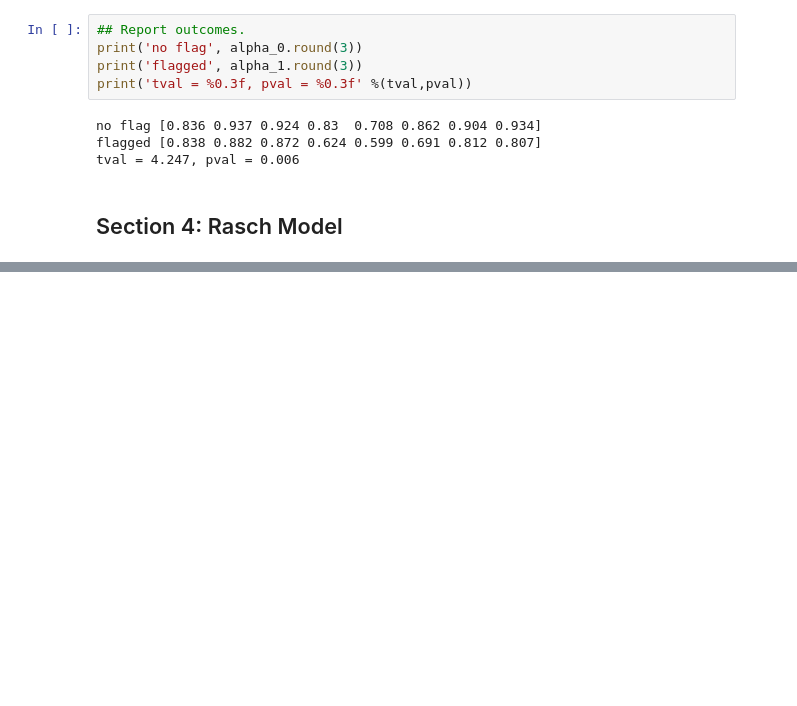
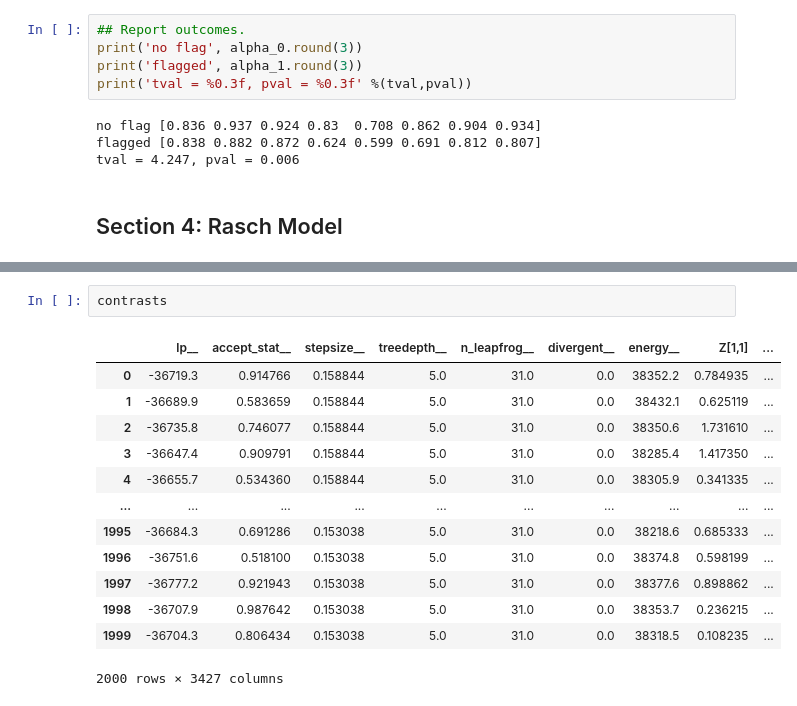
Before and after one commit to nivlab/sciops, a Jupyter notebook: analysis/results_02c.ipynb, the cells around one changed output, grey strips where cells are left out. Drawn from its saved outputs; the diff is of its cells as text; blank space fills up the shorter version.

```diff
--- a/analysis/results_02c.ipynb
+++ b/analysis/results_02c.ipynb
@@ -229,0 +251,16 @@ sns.histplot(contrasts.c2)
+# %%
+contrasts
+# %% [output]
+|  | lp__ | accept_stat__ | stepsize__ | treedepth__ | n_leapfrog__ | divergent__ | energy__ | Z[1,1] | ... |
+| 0 | -36719.3 | 0.914766 | 0.158844 | 5.0 | 31.0 | 0.0 | 38352.2 | 0.784935 | ... |
+| 1 | -36689.9 | 0.583659 | 0.158844 | 5.0 | 31.0 | 0.0 | 38432.1 | 0.625119 | ... |
+| 2 | -36735.8 | 0.746077 | 0.158844 | 5.0 | 31.0 | 0.0 | 38350.6 | 1.731610 | ... |
+| 3 | -36647.4 | 0.909791 | 0.158844 | 5.0 | 31.0 | 0.0 | 38285.4 | 1.417350 | ... |
+| 4 | -36655.7 | 0.534360 | 0.158844 | 5.0 | 31.0 | 0.0 | 38305.9 | 0.341335 | ... |
+| ... | ... | ... | ... | ... | ... | ... | ... | ... | ... |
+| 1995 | -36684.3 | 0.691286 | 0.153038 | 5.0 | 31.0 | 0.0 | 38218.6 | 0.685333 | ... |
+| 1996 | -36751.6 | 0.518100 | 0.153038 | 5.0 | 31.0 | 0.0 | 38374.8 | 0.598199 | ... |
+| 1997 | -36777.2 | 0.921943 | 0.153038 | 5.0 | 31.0 | 0.0 | 38377.6 | 0.898862 | ... |
+| 1998 | -36707.9 | 0.987642 | 0.153038 | 5.0 | 31.0 | 0.0 | 38353.7 | 0.236215 | ... |
+| 1999 | -36704.3 | 0.806434 | 0.153038 | 5.0 | 31.0 | 0.0 | 38318.5 | 0.108235 | ... |
+2000 rows × 3427 columns
```
Also changed, not shown: parts of 9 cells of this notebook, 4 other files.
